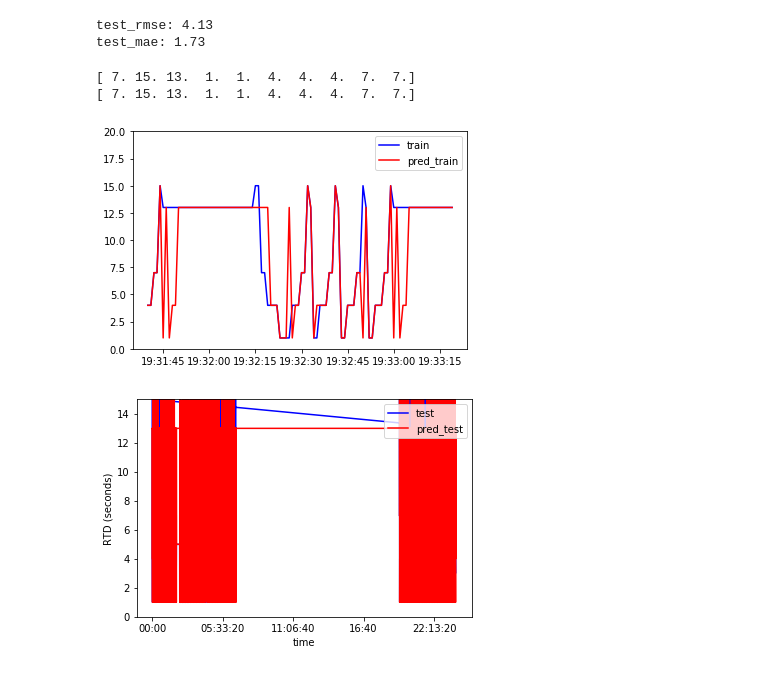
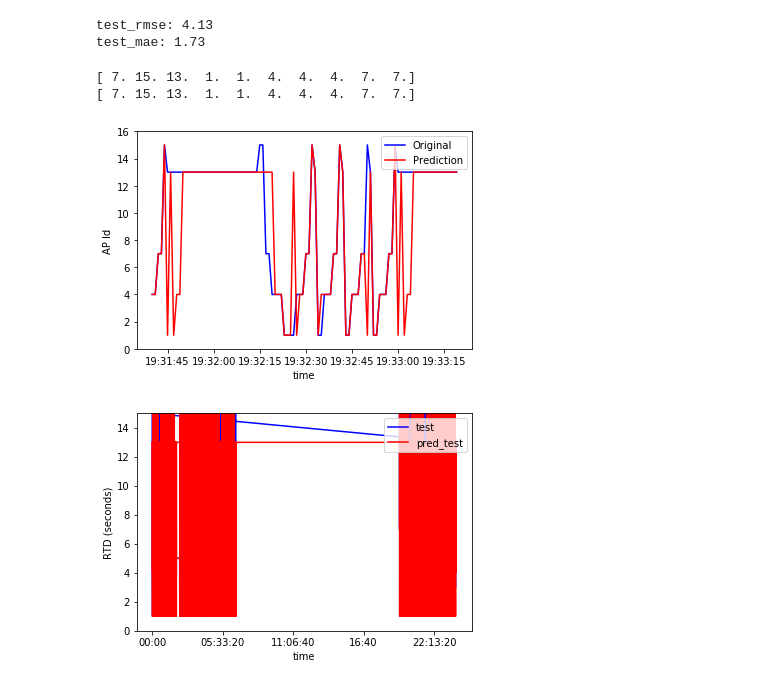
Before and after one commit to gopal2812/mlblr, a Jupyter notebook: lstmfinalap.ipynb, the cells around one changed output. Cells and saved outputs as stored; diff of their text form; code cells hidden in the pictures.

```diff
--- a/lstmfinalap.ipynb
+++ b/lstmfinalap.ipynb
@@ -196,29 +211,32 @@ test_mae: 1.73
 # %%
 x = [datetime.datetime.fromtimestamp(1555961400) + datetime.timedelta(seconds=i) for i in range(86400)]
 x1 = [i.time() for i in x]
 x2=list()
 for i in range(1,86400):
     if i%10==0:
         x2.append(x1[i])
 
 
 #t = 100
 #t1 = 300
 
 t = 100
 t1 = 200
 
-plt.ylim(0, 20), #plt.xlim(0, 2*t),
-plt.plot(x[t:t1], trainY[t:t1], '-b', label='train'),
-plt.plot(x[t:t1], pred_train[t:t1], '-r', label = 'pred_train')
+plt.xlabel('time')
+plt.ylabel('AP Id')
+
+plt.ylim(0, 16), #plt.xlim(0, 2*t),
+plt.plot(x[t:t1], trainY[t:t1], '-b', label='Original'),
+plt.plot(x[t:t1], pred_train[t:t1], '-r', label = 'Prediction')
 print(trainY[10:20])
 print(pred_train[10:20])
 plt.legend(loc='upper right')
 plt.show()
 # %% [output]
 [ 7. 15. 13.  1.  1.  4.  4.  4.  7.  7.]
 [ 7. 15. 13.  1.  1.  4.  4.  4.  7.  7.]
-[figure, old version]
+[figure, new version]
 # %%
 t = 1
 t1 = 4000
```
Also changed, not shown: parts of 2 cells of this notebook.
